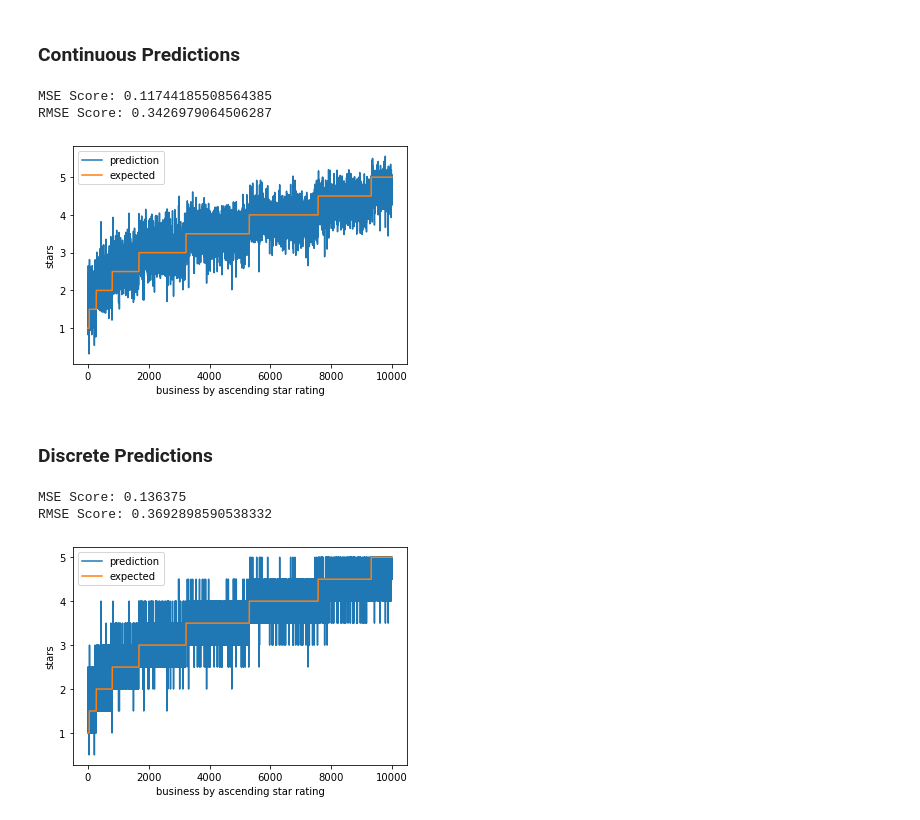
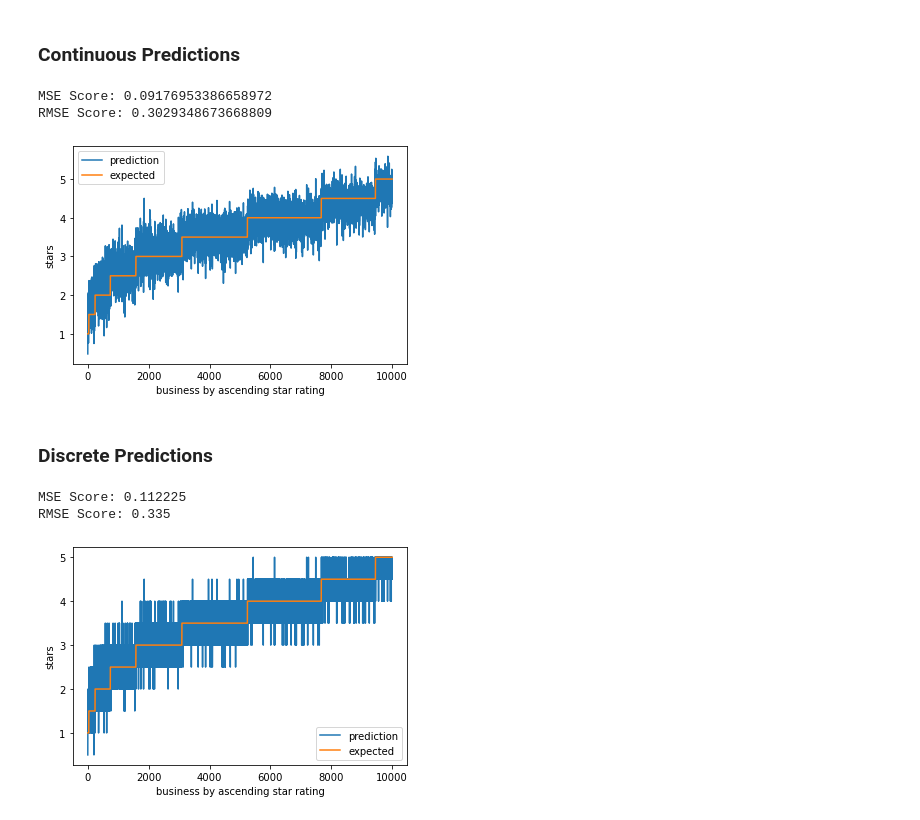
Before and after one commit to concision/predicting-yelp-ratings, a Jupyter notebook: notebook.ipynb, the cells around one changed output. Drawn from its saved outputs; the diff is of its cells as text; code cells hidden in the pictures.

Commit message:
feat: added validation set partitioning

```diff
--- a/notebook.ipynb
+++ b/notebook.ipynb
@@ -215,0 +286,5 @@ Partitioned 20,000 businesses into {training: 10000, testing: 10000} in 1.546942
+# %%
+stars = {
+    category: numpy.array([[business['stars']] for business in partition])
+    for category, partition in partitions.items()
+}
@@ -215,0 +293,9 @@ Partitioned 20,000 businesses into {training: 10000, testing: 10000} in 1.546942
+# %%
+tf_output = stars
+
+print("Training:")
+print(f"\tFeatures shape: {tf_output['train'].shape}")
+print("Validate:")
+print(f"\tFeatures shape: {tf_output['validate'].shape}")
+print("Testing:")
+print(f"\tFeatures shape: {tf_output['test'].shape}")
@@ -323,12 +313,5 @@ Testing:
 # %%
 start_time = time.time()
-
-# imports
-from io import StringIO
-from IPython.core.display import display, HTML
-from tensorflow.keras.models import Sequential
-from tensorflow.keras.layers import Dense
-from tensorflow.keras.callbacks import EarlyStopping, ModelCheckpoint
 
 ## Capture standard output
 # replace standard out for intercepting logging
@@ -338,7 +321,7 @@ sys.stdout = captured_stdout = StringIO()
 # build model
 model = Sequential()
 # add new neurons
-model.add(Dense(50, input_dim = train_tf_input.shape[1]))
+model.add(Dense(50, input_dim = tf_input['train'].shape[1]))
 model.add(Dense(25, activation = 'relu'))
 model.add(Dense(1))
 # set optimizer for gradient descent
@@ -350,9 +333,9 @@ if not os.path.exists("temp"):
 # run model training
 model.fit(
     # training data
-    train_tf_input, train_tf_output,
+    tf_input['train'], tf_output['train'],
     # use test data to validate losses, but not for training
-    validation_data = (test_tf_input, test_tf_output),
+    validation_data = (tf_input['validate'], tf_output['validate']),
     callbacks = [
         # patience: number of epochs with no improvement after which training will be stopped
         EarlyStopping(monitor = 'val_loss', min_delta = 1e-3, patience = 25, mode = 'auto', verbose = 0),
@@ -409,9 +392,9 @@ start_time = time.time()
 model.load_weights("temp/model_best_weights.hdf5")
 
 # compute predicted ratings for test dataset
-predicted = model.predict(test_tf_input)
+predicted = model.predict(tf_input['test'])
 # map predictions to the nearest half-star
 predicted_rounded = numpy.array([min(round(prediction * 2) / 2, 5) for prediction in predicted.flatten()])
 
-print(f"Predicted {len(test_businesses)} business ratings in {time.time() - start_time:.6f} seconds")
+print(f"Predicted {len(tf_input['test'])} business ratings in {time.time() - start_time:.6f} seconds")
 # %% [output]
@@ -422,7 +405,7 @@ Predicted 10000 business ratings in 0.723281 seconds
 ### Continuous Predictions
 # %%
 # measure MSE error
-mse_score = sklearn.metrics.mean_squared_error(predicted, test_tf_output)
+mse_score = sklearn.metrics.mean_squared_error(predicted, tf_output['test'])
 
 # measure MSE error
 print(f"MSE Score: {mse_score}")
@@ -430,7 +413,7 @@ print(f"MSE Score: {mse_score}")
 print(f"RMSE Score: {numpy.sqrt(mse_score)}")
 
 %matplotlib inline
-table = pandas.DataFrame({'predicted' : predicted.flatten(), 'y' : test_tf_output.flatten()})
+table = pandas.DataFrame({'predicted' : predicted.flatten(), 'y' : tf_output['test'].flatten()})
 table.sort_values(by = ['y'], inplace = True)
 pyplot.plot(table['predicted'].tolist(), label = "prediction")
 pyplot.plot(table['y'].tolist(), label = "expected")
@@ -439,30 +422,30 @@ pyplot.ylabel("stars")
 pyplot.legend()
 pyplot.show()
 # %% [output]
-MSE Score: 0.11744185508564385
-RMSE Score: 0.3426979064506287
+MSE Score: 0.09176953386658972
+RMSE Score: 0.3029348673668809
-[figure, old version]
+[figure, new version]
 # %% [markdown]
 ### Discrete Predictions
 # %%
 # measure MSE error
-mse_score = sklearn.metrics.mean_squared_error(predicted_rounded, test_tf_output)
+mse_score = sklearn.metrics.mean_squared_error(predicted_rounded, tf_output['test'])
 
 # measure MSE error
 print(f"MSE Score: {mse_score}")
 # measure RMSE error
 print(f"RMSE Score: {numpy.sqrt(mse_score)}")
 
 %matplotlib inline
-table = pandas.DataFrame({'predicted' : predicted_rounded.flatten(), 'y' : test_tf_output.flatten()})
+table = pandas.DataFrame({'predicted' : predicted_rounded.flatten(), 'y' : tf_output['test'].flatten()})
 table.sort_values(by = ['y'], inplace = True)
 pyplot.plot(table['predicted'].tolist(), label = "prediction")
 pyplot.plot(table['y'].tolist(), label = "expected")
 pyplot.xlabel("business by ascending star rating")
 pyplot.ylabel("stars")
 pyplot.legend()
 pyplot.show()
 # %% [output]
-MSE Score: 0.136375
-RMSE Score: 0.3692898590538332
+MSE Score: 0.112225
+RMSE Score: 0.335
-[figure, old version]
+[figure, new version]
```
Also changed, not shown: parts of 39 cells of this notebook.
